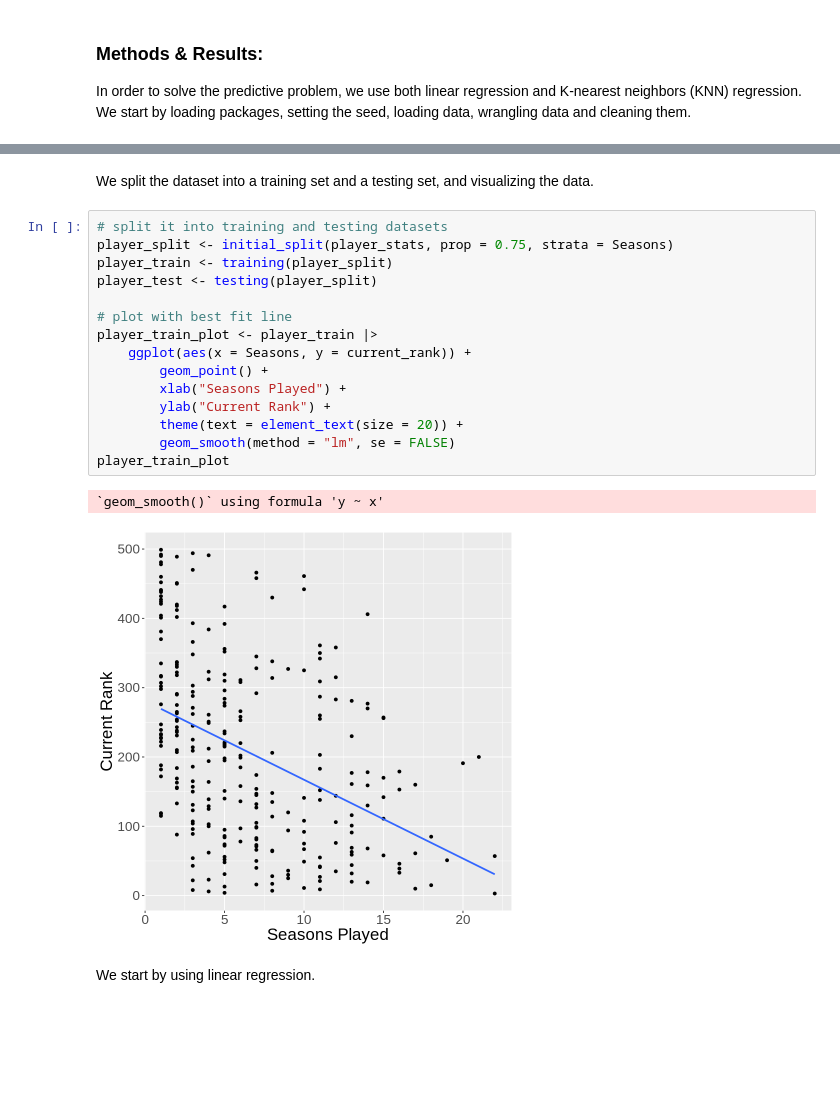
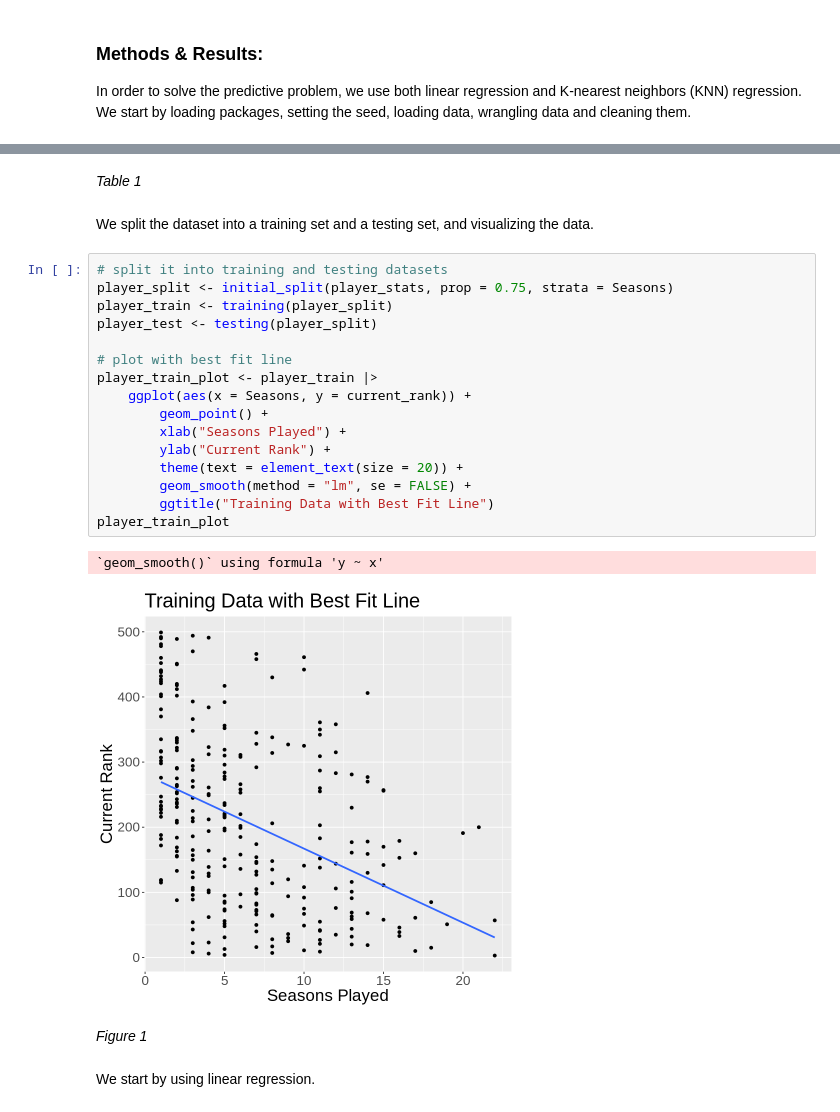
Before and after one commit to jialiu03/group21_project, a Jupyter notebook: Project Report.ipynb, the cells around one changed output, grey strips where cells are left out. Saved outputs shown, nothing was run; the diff lists cells and outputs as text; blank space fills up the shorter version.

```diff
--- a/Project Report.ipynb
+++ b/Project Report.ipynb
@@ -54,26 +55,31 @@ A tibble: 6 × 2
 | 5 | 31 |
 | 1 | 307 |
 | 1 | 232 |
+# %% [markdown]
+*Table 1*
 # %% [markdown]
 We split the dataset into a training set and a testing set, and visualizing the data.
 # %%
 # split it into training and testing datasets
 player_split <- initial_split(player_stats, prop = 0.75, strata = Seasons)
 player_train <- training(player_split)
 player_test <- testing(player_split)
 
 # plot with best fit line
 player_train_plot <- player_train |>
     ggplot(aes(x = Seasons, y = current_rank)) +
         geom_point() +
         xlab("Seasons Played") +
         ylab("Current Rank") +
         theme(text = element_text(size = 20)) +
-        geom_smooth(method = "lm", se = FALSE)
+        geom_smooth(method = "lm", se = FALSE) +
+        ggtitle("Training Data with Best Fit Line")
 player_train_plot
 # %% [output]
 `geom_smooth()` using formula 'y ~ x'
-[figure, old version]
+[figure, new version]
+# %% [markdown]
+*Figure 1*
 # %% [markdown]
 We start by using linear regression.
 # %% [markdown]
```
Also changed, not shown: parts of 20 cells of this notebook.
